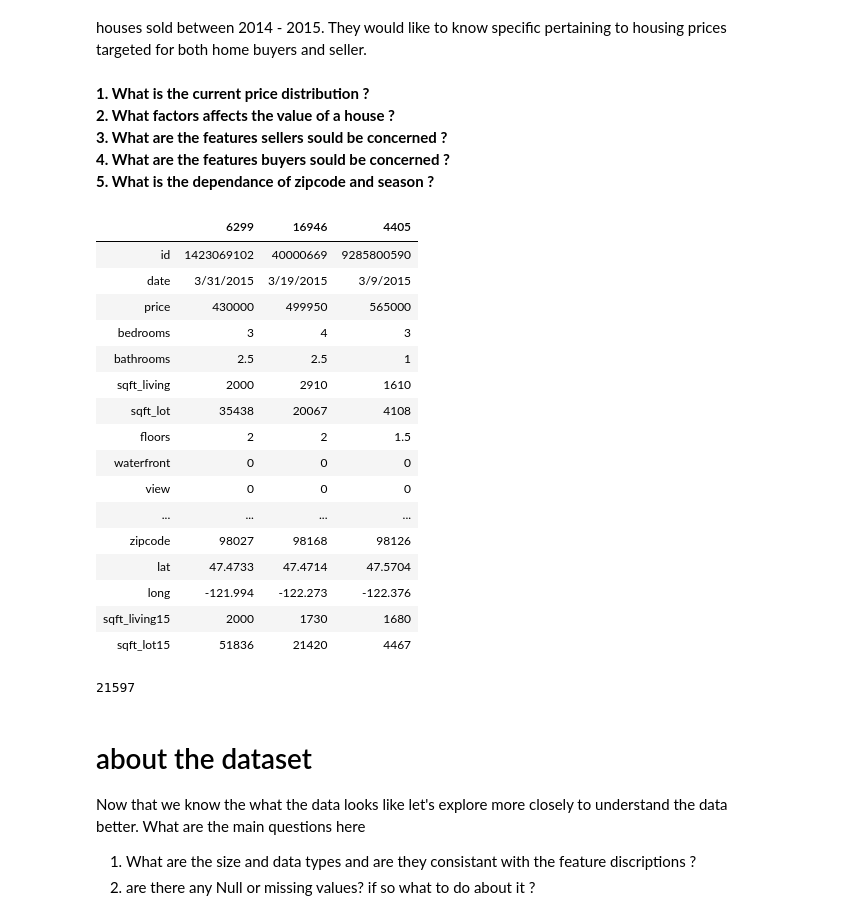
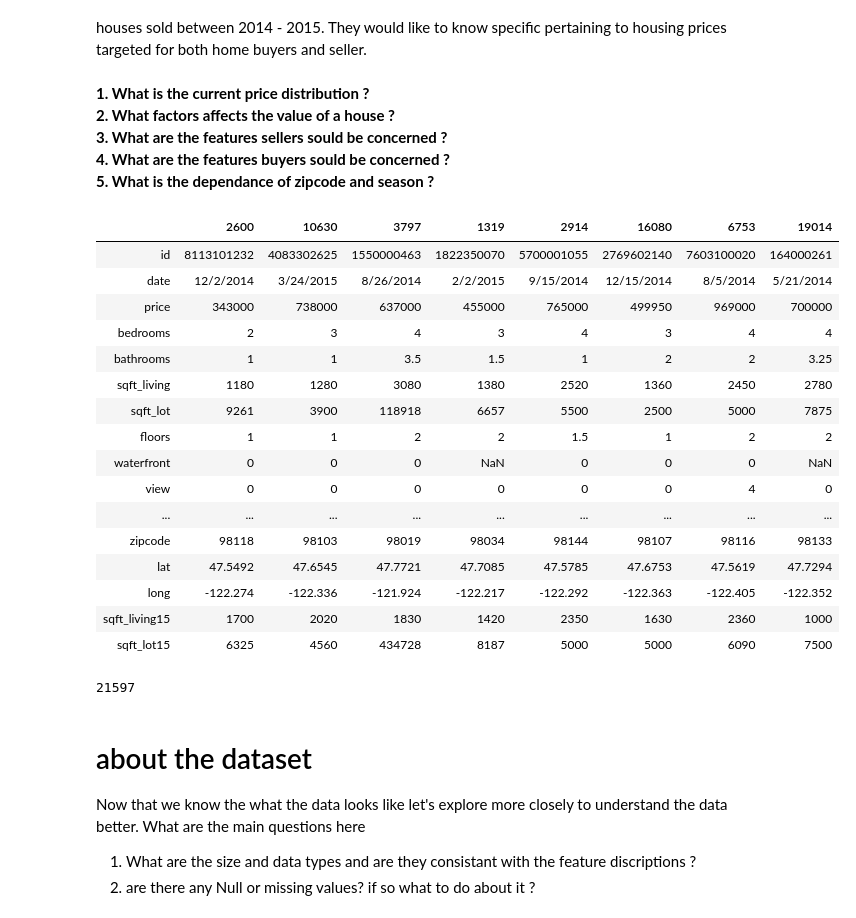
Before and after one commit to GitHub-ccd/Housing_price_regression_model_MOD_2, a Jupyter notebook: student.ipynb, the cells around one changed output. Saved outputs shown, nothing was run; the diff lists cells and outputs as text; code cells hidden in the pictures.

```diff
--- a/student.ipynb
+++ b/student.ipynb
@@ -28,25 +28,25 @@ import folium
 plt.style.use('ggplot')
 # %%
 df = pd.read_csv('data/kc_house_data.csv')
-display(df.sample(3).T, len(df)) # took the transpose in order to see all the features clearly
+display(df.sample(8).T, len(df)) # took the transpose in order to see all the features clearly
 # %% [output]
-|  | 6299 | 16946 | 4405 |
-| id | 1423069102 | 40000669 | 9285800590 |
-| date | 3/31/2015 | 3/19/2015 | 3/9/2015 |
-| price | 430000 | 499950 | 565000 |
-| bedrooms | 3 | 4 | 3 |
-| bathrooms | 2.5 | 2.5 | 1 |
-| sqft_living | 2000 | 2910 | 1610 |
-| sqft_lot | 35438 | 20067 | 4108 |
-| floors | 2 | 2 | 1.5 |
-| waterfront | 0 | 0 | 0 |
-| view | 0 | 0 | 0 |
-| ... | ... | ... | ... |
-| zipcode | 98027 | 98168 | 98126 |
-| lat | 47.4733 | 47.4714 | 47.5704 |
-| long | -121.994 | -122.273 | -122.376 |
-| sqft_living15 | 2000 | 1730 | 1680 |
-| sqft_lot15 | 51836 | 21420 | 4467 |
+|  | 2600 | 10630 | 3797 | 1319 | 2914 | 16080 | 6753 | 19014 |
+| id | 8113101232 | 4083302625 | 1550000463 | 1822350070 | 5700001055 | 2769602140 | 7603100020 | 164000261 |
+| date | 12/2/2014 | 3/24/2015 | 8/26/2014 | 2/2/2015 | 9/15/2014 | 12/15/2014 | 8/5/2014 | 5/21/2014 |
+| price | 343000 | 738000 | 637000 | 455000 | 765000 | 499950 | 969000 | 700000 |
+| bedrooms | 2 | 3 | 4 | 3 | 4 | 3 | 4 | 4 |
+| bathrooms | 1 | 1 | 3.5 | 1.5 | 1 | 2 | 2 | 3.25 |
+| sqft_living | 1180 | 1280 | 3080 | 1380 | 2520 | 1360 | 2450 | 2780 |
+| sqft_lot | 9261 | 3900 | 118918 | 6657 | 5500 | 2500 | 5000 | 7875 |
+| floors | 1 | 1 | 2 | 2 | 1.5 | 1 | 2 | 2 |
+| waterfront | 0 | 0 | 0 | NaN | 0 | 0 | 0 | NaN |
+| view | 0 | 0 | 0 | 0 | 0 | 0 | 4 | 0 |
+| ... | ... | ... | ... | ... | ... | ... | ... | ... |
+| zipcode | 98118 | 98103 | 98019 | 98034 | 98144 | 98107 | 98116 | 98133 |
+| lat | 47.5492 | 47.6545 | 47.7721 | 47.7085 | 47.5785 | 47.6753 | 47.5619 | 47.7294 |
+| long | -122.274 | -122.336 | -121.924 | -122.217 | -122.292 | -122.363 | -122.405 | -122.352 |
+| sqft_living15 | 1700 | 2020 | 1830 | 1420 | 2350 | 1630 | 2360 | 1000 |
+| sqft_lot15 | 6325 | 4560 | 434728 | 8187 | 5000 | 5000 | 6090 | 7500 |
 21597
 # %% [markdown]
 # about the dataset
```
Also changed, not shown: parts of 2 cells of this notebook, 4 other files.
